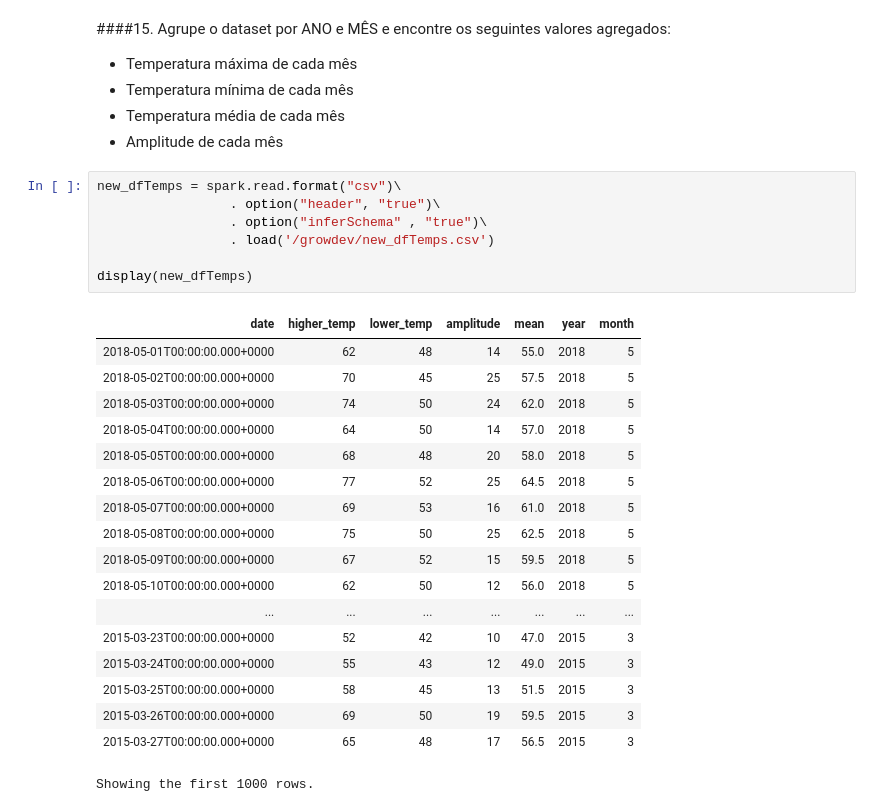
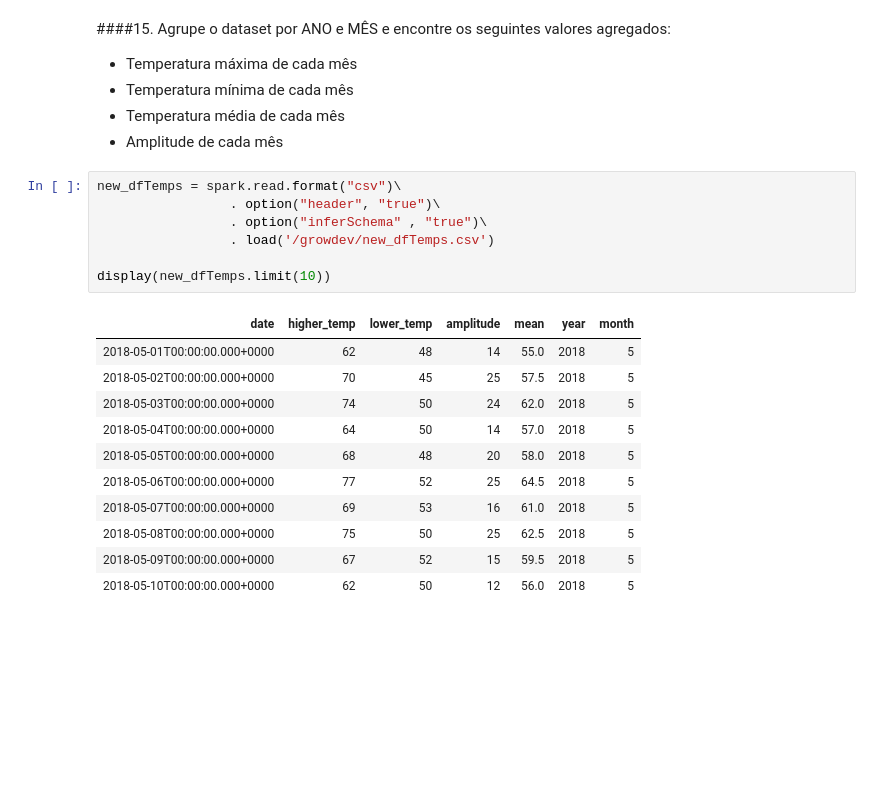
Before and after one commit to JLVanin/Data-Science-Growdev, a Jupyter notebook: Programação com Pyspark/Avaliação_Final.ipynb, the cells around one changed output. Drawn from its saved outputs; the diff is of its cells as text; blank space fills up the shorter version.

```diff
--- a/Programação com Pyspark/Avaliação_Final.ipynb
+++ b/Programação com Pyspark/Avaliação_Final.ipynb
@@ -368,29 +290,22 @@ display(dbutils.fs.ls('/growdev/new_dfTemps.csv'))
 # %%
 new_dfTemps = spark.read.format("csv")\
                  . option("header", "true")\
                  . option("inferSchema" , "true")\
                  . load('/growdev/new_dfTemps.csv')
 
-display(new_dfTemps)
+display(new_dfTemps.limit(10))
 # %% [output]
 | date | higher_temp | lower_temp | amplitude | mean | year | month |
 | 2018-05-01T00:00:00.000+0000 | 62 | 48 | 14 | 55.0 | 2018 | 5 |
 | 2018-05-02T00:00:00.000+0000 | 70 | 45 | 25 | 57.5 | 2018 | 5 |
 | 2018-05-03T00:00:00.000+0000 | 74 | 50 | 24 | 62.0 | 2018 | 5 |
 | 2018-05-04T00:00:00.000+0000 | 64 | 50 | 14 | 57.0 | 2018 | 5 |
 | 2018-05-05T00:00:00.000+0000 | 68 | 48 | 20 | 58.0 | 2018 | 5 |
 | 2018-05-06T00:00:00.000+0000 | 77 | 52 | 25 | 64.5 | 2018 | 5 |
 | 2018-05-07T00:00:00.000+0000 | 69 | 53 | 16 | 61.0 | 2018 | 5 |
 | 2018-05-08T00:00:00.000+0000 | 75 | 50 | 25 | 62.5 | 2018 | 5 |
 | 2018-05-09T00:00:00.000+0000 | 67 | 52 | 15 | 59.5 | 2018 | 5 |
 | 2018-05-10T00:00:00.000+0000 | 62 | 50 | 12 | 56.0 | 2018 | 5 |
-| ... | ... | ... | ... | ... | ... | ... |
-| 2015-03-23T00:00:00.000+0000 | 52 | 42 | 10 | 47.0 | 2015 | 3 |
-| 2015-03-24T00:00:00.000+0000 | 55 | 43 | 12 | 49.0 | 2015 | 3 |
-| 2015-03-25T00:00:00.000+0000 | 58 | 45 | 13 | 51.5 | 2015 | 3 |
-| 2015-03-26T00:00:00.000+0000 | 69 | 50 | 19 | 59.5 | 2015 | 3 |
-| 2015-03-27T00:00:00.000+0000 | 65 | 48 | 17 | 56.5 | 2015 | 3 |
-Showing the first 1000 rows.
 # %%
 
 df_weather_history = new_dfTemps.groupBy("year", "month") \
```
Also changed, not shown: parts of 17 cells of this notebook.
